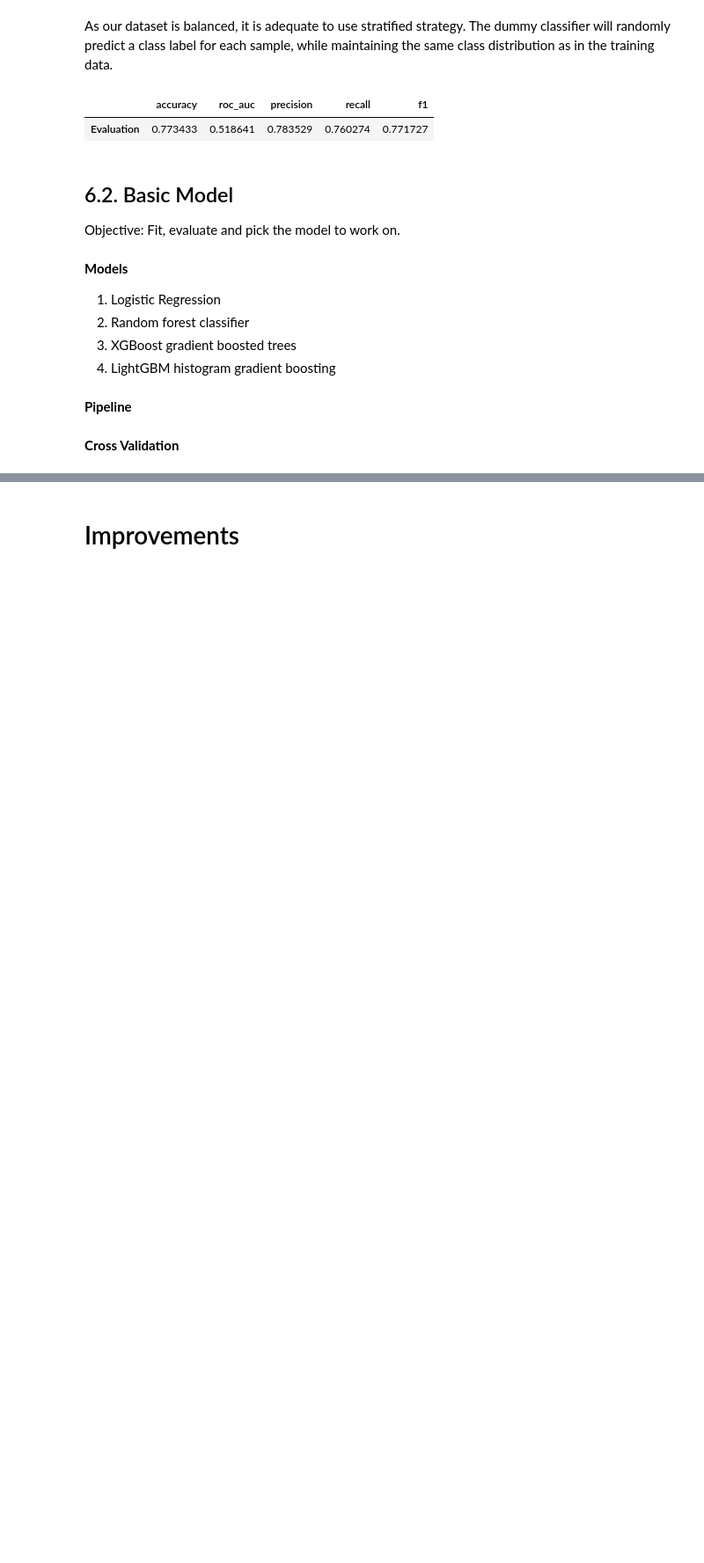
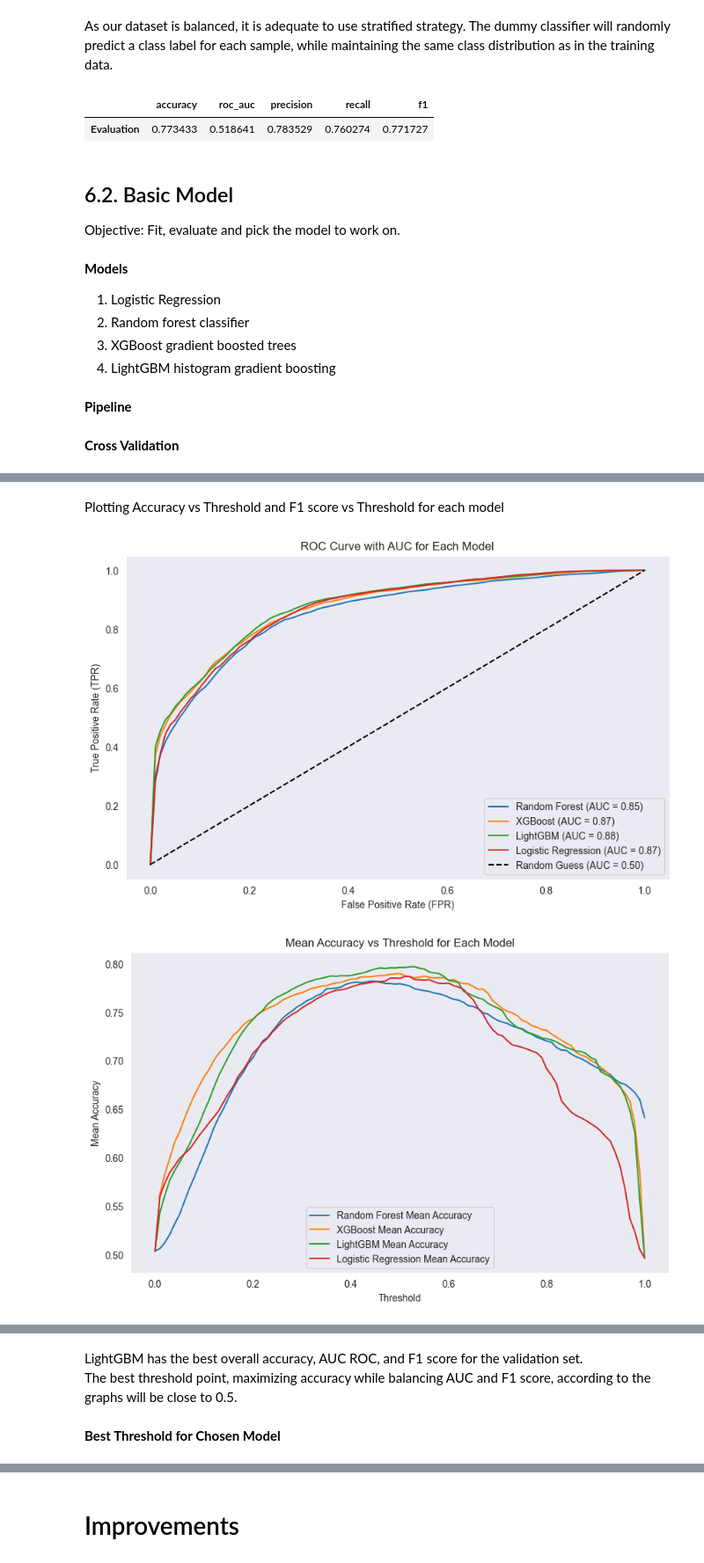
Before and after one commit to CelineChiLamNg/spaceship_prediction, a Jupyter notebook: spaceship_titanic.ipynb, the cells around one changed output, grey strips where cells are left out. Shown at 88% size. Saved outputs shown, nothing was run; the diff lists cells and outputs as text; code cells hidden in the pictures; blank space fills up the shorter version.

Commit message:
model choosing

```diff
--- a/spaceship_titanic.ipynb
+++ b/spaceship_titanic.ipynb
@@ -1080,0 +1044,10 @@ results_df
+# %%
+models = {
+    "Random Forest": pipeline_rf,
+    "XGBoost": pipeline_xgb,
+    "LightGBM": pipeline_lgb,
+    "Logistic Regression": pipeline_lr
+}
+
+thresholds_range = np.linspace(0, 1, 101)
+model_results = {model_name: [] for model_name in models.keys()}
@@ -1080,0 +1134,51 @@ results_df
+# %% [markdown]
+Plotting Accuracy vs Threshold and F1 score vs Threshold for each model
+# %%
+thresholds_range = np.linspace(0, 1, 101)
+
+# Plotting AUC-ROC Curve for each model
+plt.figure(figsize=(10, 6))
+for model_name, metrics in model_results.items():
+    mean_fpr = metrics["mean_fpr"]
+    mean_tpr = metrics["mean_tpr"]
+
+    auc_score = np.trapz(mean_tpr, mean_fpr)
+
+    plt.plot(mean_fpr, mean_tpr, label=f'{model_name} (AUC = {auc_score:.2f})')
+
+plt.plot([0, 1], [0, 1], 'k--', label="Random Guess (AUC = 0.50)")
+
+plt.xlabel("False Positive Rate (FPR)")
+plt.ylabel("True Positive Rate (TPR)")
+plt.title("ROC Curve with AUC for Each Model")
+plt.legend()
+plt.grid()
+plt.show()
+
+
+# Plotting Accuracy vs Threshold for each model
+plt.figure(figsize=(10, 6))
+for model_name, metrics in model_results.items():
+    plt.plot(thresholds_range, metrics["mean_accuracy"], label=f'{model_name} Mean Accuracy')
+
+plt.xlabel("Threshold")
+plt.ylabel("Mean Accuracy")
+plt.title("Mean Accuracy vs Threshold for Each Model")
+plt.legend()
+plt.grid()
+plt.show()
+
+# Plotting F1 Score vs Threshold for each model
+plt.figure(figsize=(10, 6))
+for model_name, metrics in model_results.items():
+    plt.plot(thresholds_range, metrics["mean_f1"], label=f'{model_name} Mean F1 Score')
+
+plt.xlabel("Threshold")
+plt.ylabel("Mean F1 Score")
+plt.title("Mean F1 Score vs Threshold for Each Model")
+plt.legend()
+plt.grid()
+plt.show()
+# %% [output]
+[figure, added]
+[figure, added]
@@ -1080,0 +1186,7 @@ results_df
+# %% [markdown]
+LightGBM has the best overall accuracy, AUC ROC, and F1 score for the
+validation set. <br>
+The best threshold point, maximizing accuracy while balancing AUC and F1
+score, according to the graphs will be close to 0.5.
+# %% [markdown]
+**Best Threshold for Chosen Model**
```
Also changed, not shown: parts of 11 cells of this notebook, 1 other file.
